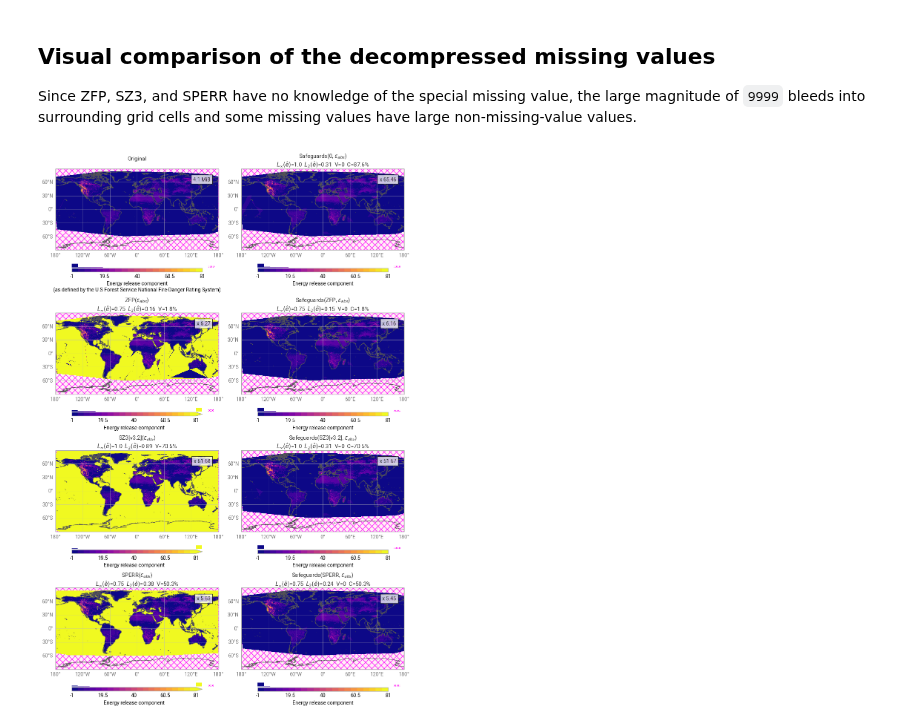
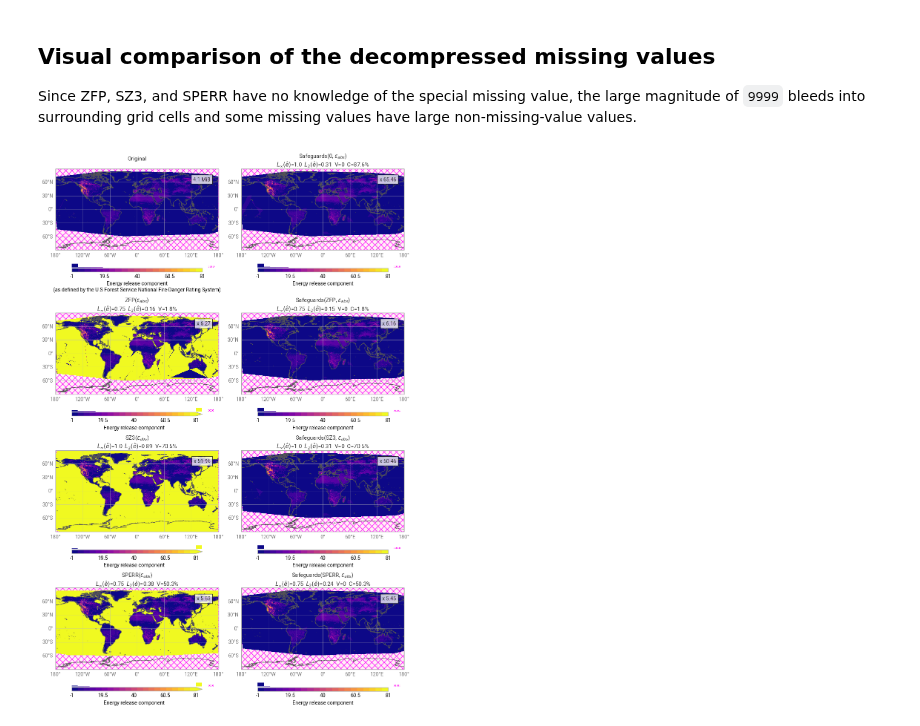
Before and after one commit to juntyr/compression-safeguards, a Jupyter notebook: examples/missing.ipynb, the cells around one changed output. Cells and saved outputs as stored; diff of their text form; code cells hidden in the pictures.

```diff
--- a/examples/missing.ipynb
+++ b/examples/missing.ipynb
@@ -359,7 +327,7 @@ plot_ercnfdr(
     ercnfdr_sz3,
     ercnfdr_sz3_cr,
     fig.add_map(2, 0),
-    r"SZ3[v3.2]($\epsilon_{{abs}}$)",
+    r"SZ3($\epsilon_{{abs}}$)",
     eb_abs=eb_abs,
     compressed=True,
 )
@@ -383,32 +351,32 @@ plot_ercnfdr(
 )
 plot_ercnfdr(
     ercnfdr_sg["zfp.rs"],
     ercnfdr_sg_cr["zfp.rs"],
     fig.add_map(1, 1),
     r"Safeguards(ZFP, $\epsilon_{{abs}}$)",
     eb_abs=eb_abs,
     compressed=True,
     corr=ercnfdr_zfp,
 )
 plot_ercnfdr(
     ercnfdr_sg["sz3.rs"],
     ercnfdr_sg_cr["sz3.rs"],
     fig.add_map(2, 1),
-    r"Safeguards(SZ3[v3.2], $\epsilon_{{abs}}$)",
+    r"Safeguards(SZ3, $\epsilon_{{abs}}$)",
     eb_abs=eb_abs,
     compressed=True,
     corr=ercnfdr_sz3,
 )
 plot_ercnfdr(
     ercnfdr_sg["sperr.rs"],
     ercnfdr_sg_cr["sperr.rs"],
     fig.add_map(3, 1),
     r"Safeguards(SPERR, $\epsilon_{{abs}}$)",
     eb_abs=eb_abs,
     compressed=True,
     corr=ercnfdr_sperr,
 )
 
 fig.save("missing.pdf")
 # %% [output]
-[figure, old version]
+[figure, new version]
```
Also changed, not shown: parts of 2 cells of this notebook.
